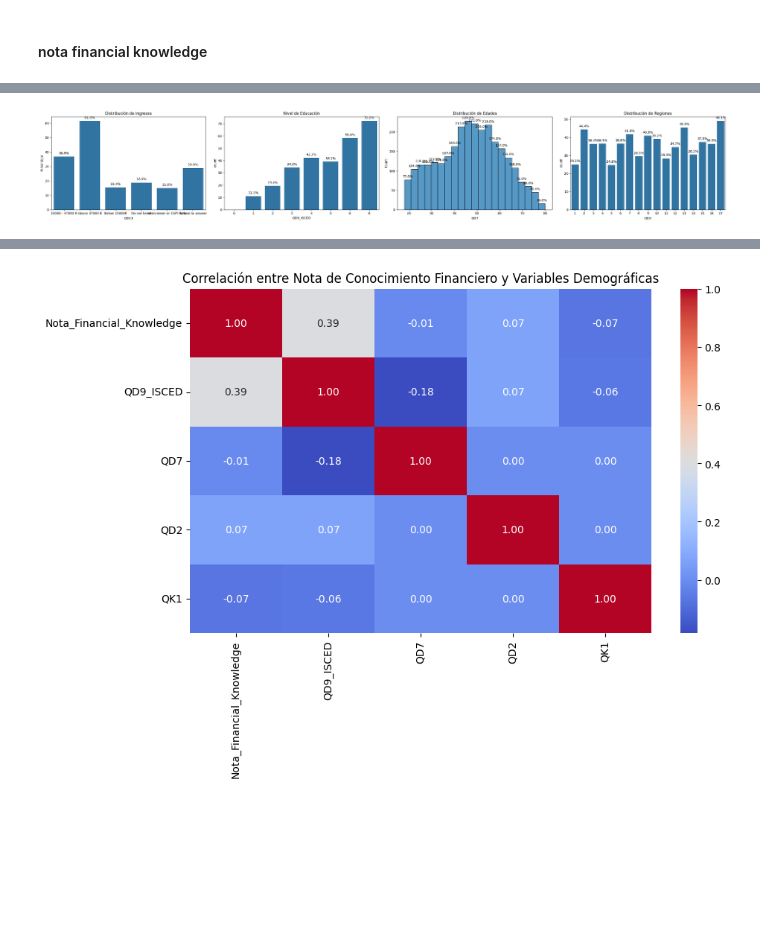
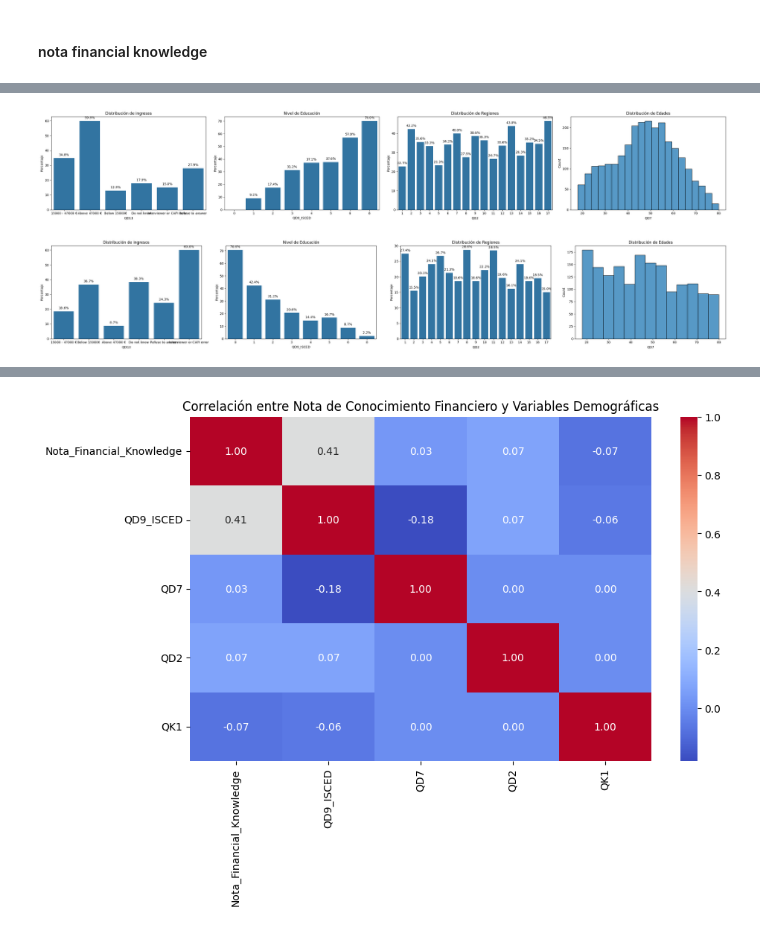
Before and after one commit to blackalle/TFM, a Jupyter notebook: tfm.ipynb, the cells around one changed output, grey strips where cells are left out. Cells and saved outputs as stored; diff of their text form; code cells hidden in the pictures; blank space fills up the shorter version.

Commit message:
nota financial knowledge

```diff
--- a/tfm.ipynb
+++ b/tfm.ipynb
@@ -1117,7 +1117,7 @@ respuestas_correctas = {
     'QK4': 0,  # Asumiendo que '0' es la respuesta correcta para QK4 (sin interés)
     'QK5': 102, # Asumiendo que '102' es la respuesta correcta para QK5 (100 principal + 2% de interés)
     'QK7_1': True,  # Asumiendo que True es la respuesta correcta para QK7_1
-    'QK7_2': False,
+    'QK7_2': True,
     'QK7_3': True
 }
 
@@ -1188,33 +1199,82 @@ high_knowledge2 = data_2021[data_2021['Nota_Financial_Knowledge'] > 4]['QD2'].va
 
 proporcion_por_region = (high_knowledge2 / total_por_region) * 100
+# %%
+# FILTRAR DATASET POR Nota_Financial_Knowledge > 4
+high_knowledge3 = data_2021[data_2021['Nota_Financial_Knowledge'] >5]
+
+
+# Análisis demográfico
+fig, axes = plt.subplots(nrows=1, ncols=4, figsize=(30, 5))
+sns.barplot(x= proporcion_por_ingresos.index, y=proporcion_por_ingresos, ax=axes[0])
+sns.barplot(x= proporcion_por_educacion.index, y=proporcion_por_educacion, ax=axes[1])
+sns.histplot(x= 'QD7', data=high_knowledge3, ax=axes[3])
+sns.barplot(x= proporcion_por_region.index, y=proporcion_por_region, ax=axes[2])
+axes[0].set_title('Distribución de ingresos')
+axes[0].set_ylabel('Porcentaje')
+axes[1].set_title('Nivel de Educación')
+axes[1].set_ylabel('Porcentaje')
+axes[3].set_title('Distribución de Edades')
+axes[2].set_title('Distribución de Regiones')
+axes[2].set_ylabel('Porcentaje')
+
+# Anotar los valores en los gráficos
+for ax in axes[0:3]:  # Suponiendo que los primeros tres son gráficos de barras
+    for p in ax.patches:
+        ax.annotate(f'{p.get_height():.1f}%', (p.get_x() + p.get_width() / 2., p.get_height()),
+                    ha='center', va='center', xytext=(0, 10), textcoords='offset points')
+
+
+# Ajustar el diseño de los gráficos y mostrarlos
+plt.tight_layout()
+plt.show()
+# %% [output]
+[figure, added]
+# %%
+
+# INGRESOS
+total_por_ingresos = data_2021['QD13'].value_counts()
+low_knowledge = data_2021[data_2021['Nota_Financial_Knowledge'] < 4]['QD13'].value_counts()
+
+proporcion_por_ingresos = (low_knowledge / total_por_ingresos) * 100
+
+# EDUCACION
+low_knowledge1 = data_2021[data_2021['Nota_Financial_Knowledge'] < 4]['QD9_ISCED'].value_counts()
+
+proporcion_por_educacion = (low_knowledge1 / total_por_educacion) * 100
+
+# REGION
+total_por_region = data_2021['QD2'].value_counts()
+low_knowledge2 = data_2021[data_2021['Nota_Financial_Knowledge'] < 4]['QD2'].value_counts()
+
+proporcion_por_region = (low_knowledge2 / total_por_region) * 100
 # %%
-# FILTRAR DATASET POR Nota_Financial_Knowledge > 4
-high_knowledge = data_2021[data_2021['Nota_Financial_Knowledge'] >4]
+# FILTRAR DATASET POR Nota_Financial_Knowledge < 4
+low_knowledge3 = data_2021[data_2021['Nota_Financial_Knowledge'] < 4]
 
 
 # Análisis demográfico
 fig, axes = plt.subplots(nrows=1, ncols=4, figsize=(30, 5))
 sns.barplot(x= proporcion_por_ingresos.index, y=proporcion_por_ingresos, ax=axes[0])
 sns.barplot(x= proporcion_por_educacion.index, y=proporcion_por_educacion, ax=axes[1])
-sns.histplot(x= 'QD7', data=high_knowledge, ax=axes[2])
-sns.barplot(x= proporcion_por_region.index, y=proporcion_por_region, ax=axes[3])
+sns.histplot(x= 'QD7', data=low_knowledge3, ax=axes[3])
+sns.barplot(x= proporcion_por_region.index, y=proporcion_por_region, ax=axes[2])
 axes[0].set_title('Distribución de ingresos')
 axes[0].set_ylabel('Porcentaje')
 axes[1].set_title('Nivel de Educación')
-axes[2].set_title('Distribución de Edades')
-axes[3].set_title('Distribución de Regiones')
+axes[1].set_ylabel('Porcentaje')
+axes[3].set_title('Distribución de Edades')
+axes[2].set_title('Distribución de Regiones')
+axes[2].set_ylabel('Porcentaje')
 
 # Anotar los valores en los gráficos
-for ax in axes[0:4]:  # Suponiendo que los primeros tres son gráficos de barras
+for ax in axes[0:3]:  # Suponiendo que los primeros tres son gráficos de barras
     for p in ax.patches:
-        # ax.annotate(f'{int(p.get_height())}', (p.get_x() + p.get_width() / 2., p.get_height()),
-        #             ha='center', va='center', xytext=(0, 10), textcoords='offset points')
         ax.annotate(f'{p.get_height():.1f}%', (p.get_x() + p.get_width() / 2., p.get_height()),
                     ha='center', va='center', xytext=(0, 10), textcoords='offset points')
 
 
 # Ajustar el diseño de los gráficos y mostrarlos
 plt.tight_layout()
 plt.show()
 # %% [output]
-[figure, old version]
+[figure, new version]
```
Also changed, not shown: parts of 7 cells of this notebook.
